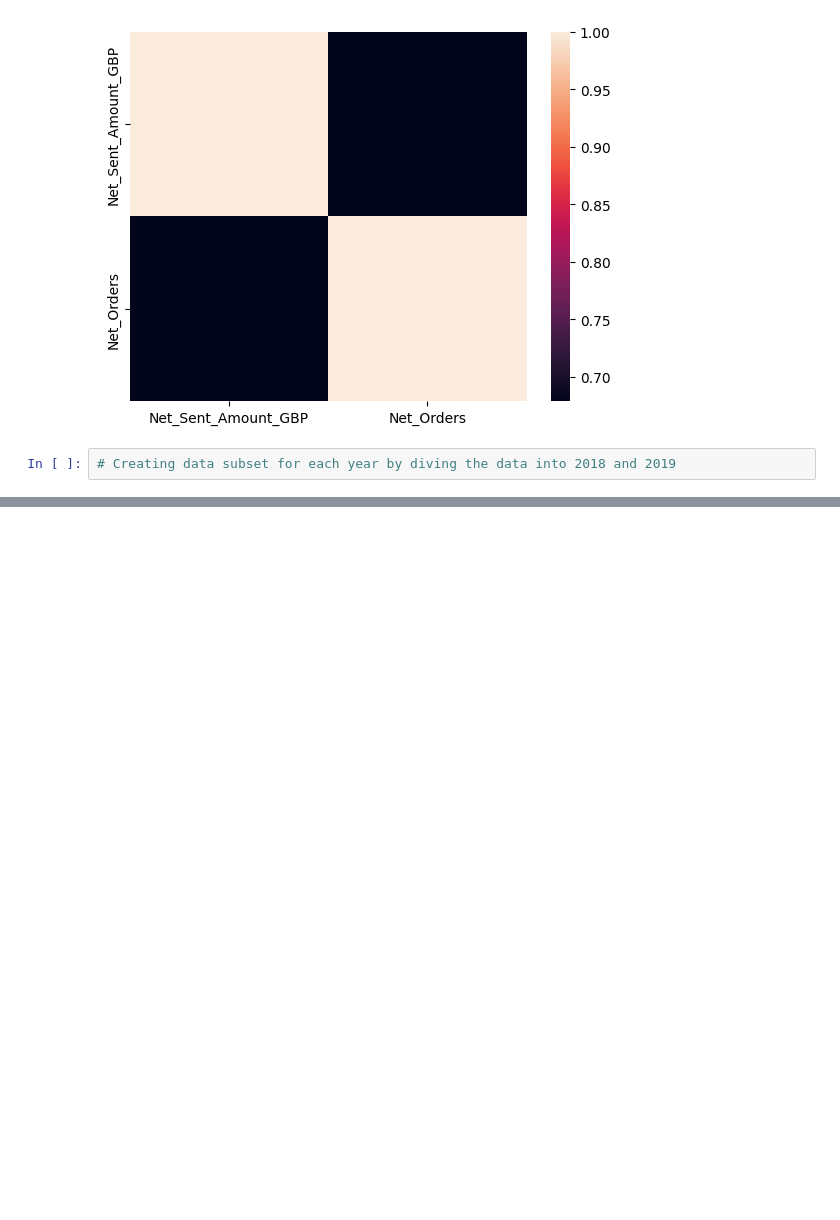
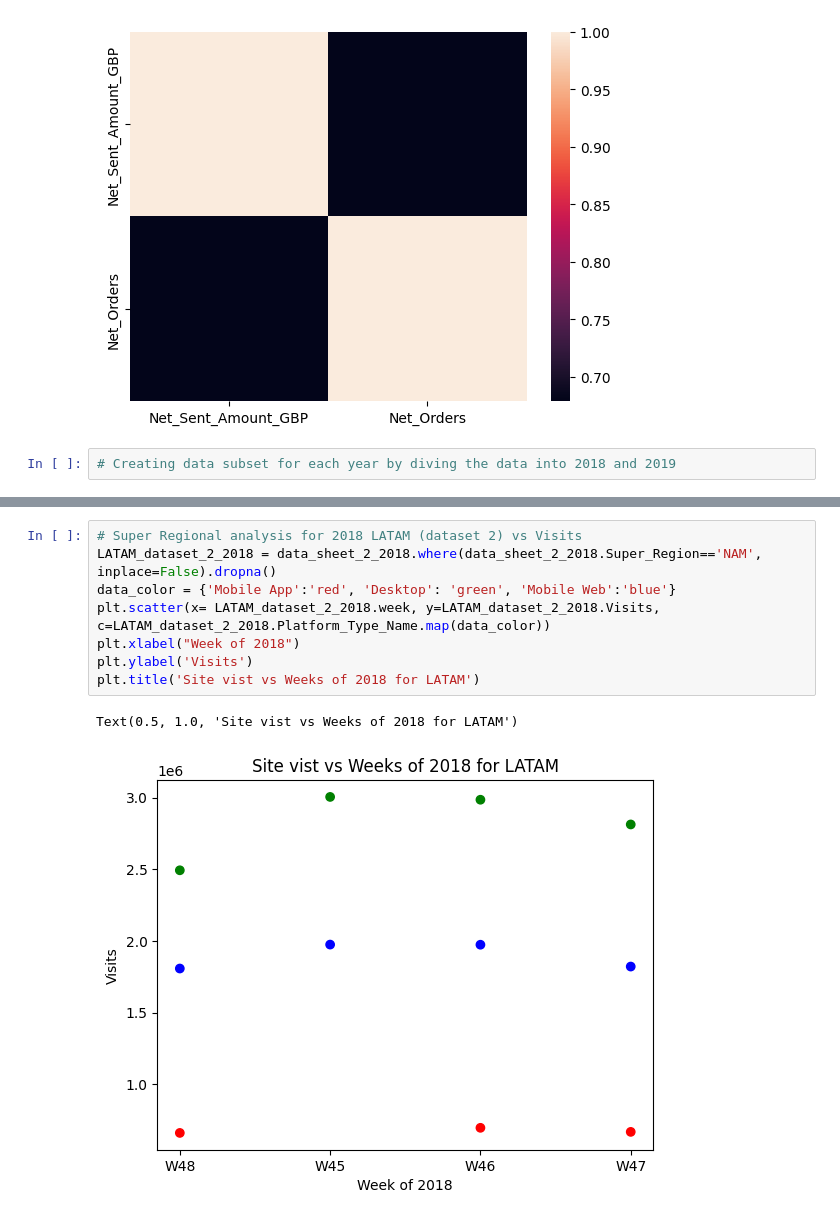
Before and after one commit to DKMalungu/avon_interview, a Jupyter notebook: interview/data_analysis.ipynb, the cells around one changed output, grey strips where cells are left out. Drawn from its saved outputs; the diff is of its cells as text; blank space fills up the shorter version.

Commit message:
bivariant analysis for 2018 dataset 2

```diff
--- a/interview/data_analysis.ipynb
+++ b/interview/data_analysis.ipynb
@@ -474,0 +475,11 @@ Text(0.5, 1.0, 'Site vist vs Weeks of 2018 for LATAM')
+# %%
+# Super Regional analysis for 2018 LATAM (dataset 2) vs Visits
+LATAM_dataset_2_2018 = data_sheet_2_2018.where(data_sheet_2_2018.Super_Region=='NAM', inplace=False).dropna()
+data_color = {'Mobile App':'red', 'Desktop': 'green', 'Mobile Web':'blue'}
+plt.scatter(x= LATAM_dataset_2_2018.week, y=LATAM_dataset_2_2018.Visits, c=LATAM_dataset_2_2018.Platform_Type_Name.map(data_color))
+plt.xlabel("Week of 2018")
+plt.ylabel('Visits')
+plt.title('Site vist vs Weeks of 2018 for LATAM')
+# %% [output]
+Text(0.5, 1.0, 'Site vist vs Weeks of 2018 for LATAM')
+[figure, added]
```
Also changed, not shown: parts of 8 cells of this notebook.
